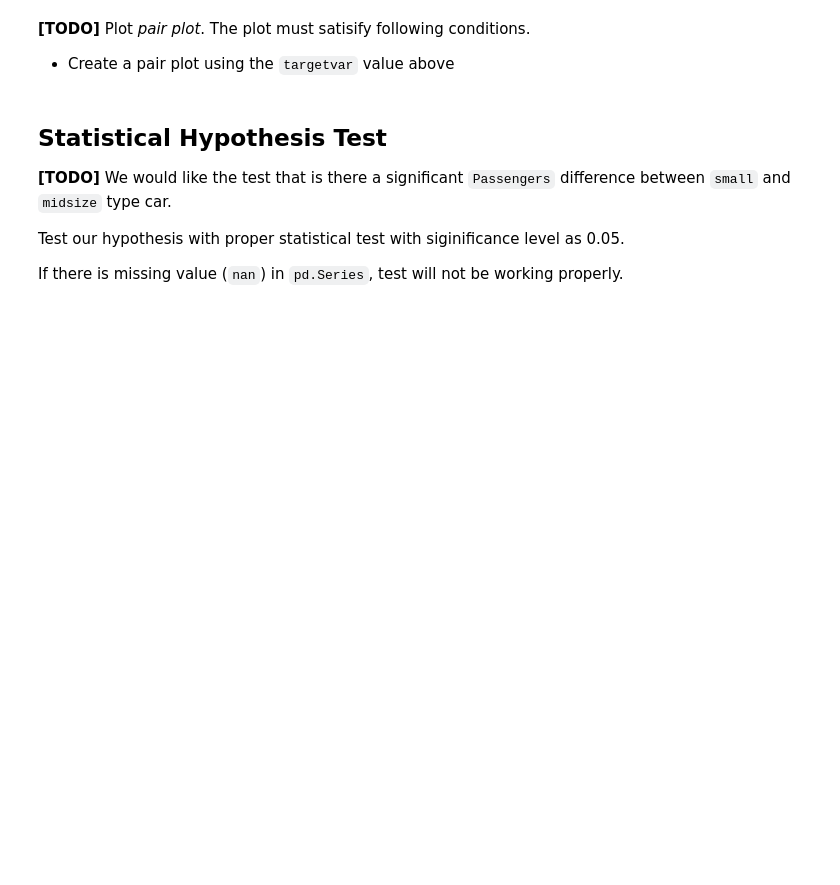
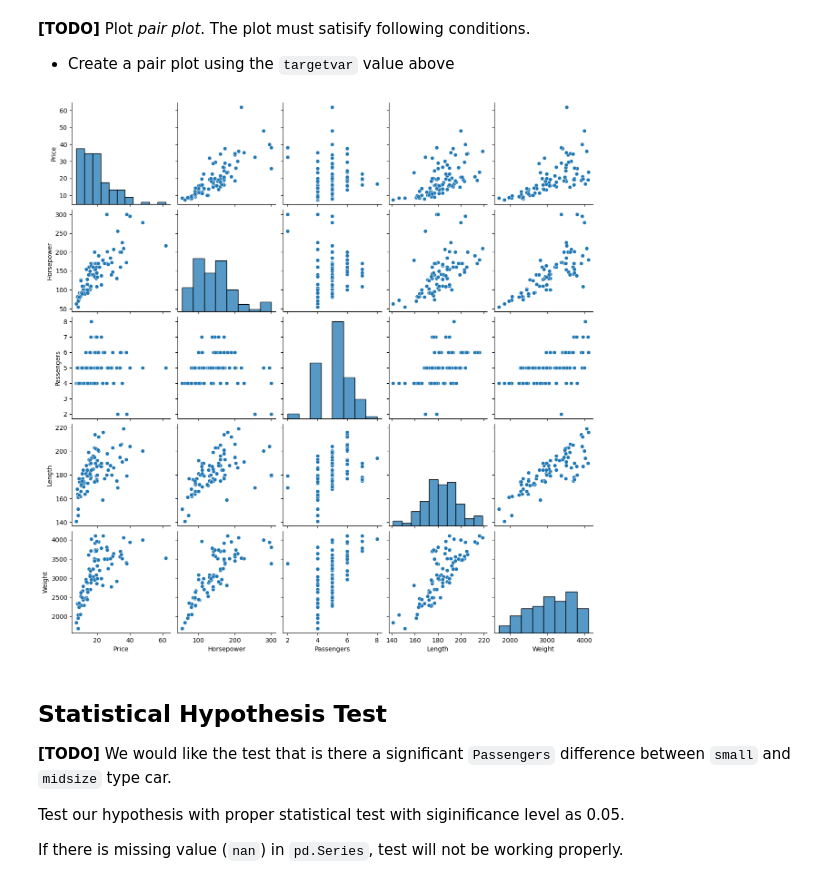
Before and after one commit to junyoung6215/introduction_to_AI, a Jupyter notebook: [AI_Assignment1]_Data_Analysis_21101718_Kwon_junyoung.ipynb, the cells around one changed output. Cells and saved outputs as stored; diff of their text form; code cells hidden in the pictures; blank space fills up the shorter version.

```diff
--- a/[AI_Assignment1]_Data_Analysis_21101718_Kwon_junyoung.ipynb
+++ b/[AI_Assignment1]_Data_Analysis_21101718_Kwon_junyoung.ipynb
@@ -127,8 +153,10 @@ selectedDataFrame.##################
 
 - Create a pair plot using the `targetvar` value above
 # %%
-g = sns.##################
+g = sns.pairplot(data=selectedDataFrame)
 plt.show()
+# %% [output]
+[figure, added]
 # %% [markdown]
 ## Statistical Hypothesis Test
 **[TODO]** We would like the test that is there a significant `Passengers`  difference between `small` and `midsize` type car.
```
Also changed, not shown: parts of 11 cells of this notebook.
